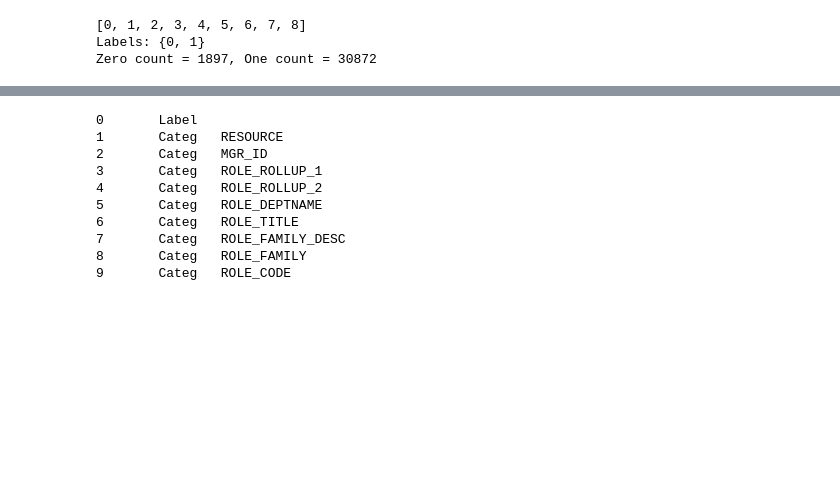
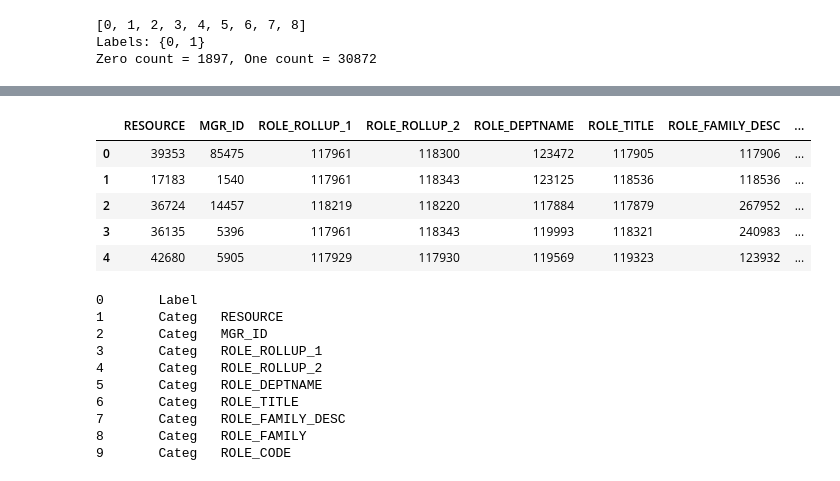
Before and after one commit to ariahosseini/TradML, a Jupyter notebook: ML_CatBoost_ProjTwe.ipynb, the cells around one changed output, grey strips where cells are left out. Cells and saved outputs as stored; diff of their text form; code cells hidden in the pictures; blank space fills up the shorter version.

```diff
--- a/ML_CatBoost_ProjTwe.ipynb
+++ b/ML_CatBoost_ProjTwe.ipynb
@@ -99,3 +107,12 @@ ACTION,RESOURCE,MGR_ID,ROLE_ROLLUP_1,ROLE_ROLLUP_2,ROLE_DEPTNAME,ROLE_TITLE,ROLE
+# %%
+X.head()
+# %% [output]
+|  | RESOURCE | MGR_ID | ROLE_ROLLUP_1 | ROLE_ROLLUP_2 | ROLE_DEPTNAME | ROLE_TITLE | ROLE_FAMILY_DESC | ... |
+| 0 | 39353 | 85475 | 117961 | 118300 | 123472 | 117905 | 117906 | ... |
+| 1 | 17183 | 1540 | 117961 | 118343 | 123125 | 118536 | 118536 | ... |
+| 2 | 36724 | 14457 | 118219 | 118220 | 117884 | 117879 | 267952 | ... |
+| 3 | 36135 | 5396 | 117961 | 118343 | 119993 | 118321 | 240983 | ... |
+| 4 | 42680 | 5905 | 117929 | 117930 | 119569 | 119323 | 123932 | ... |
 # %%
 feature_names = dict()
 for column, name in enumerate(train_df):
```
Also changed, not shown: parts of 50 cells of this notebook.
